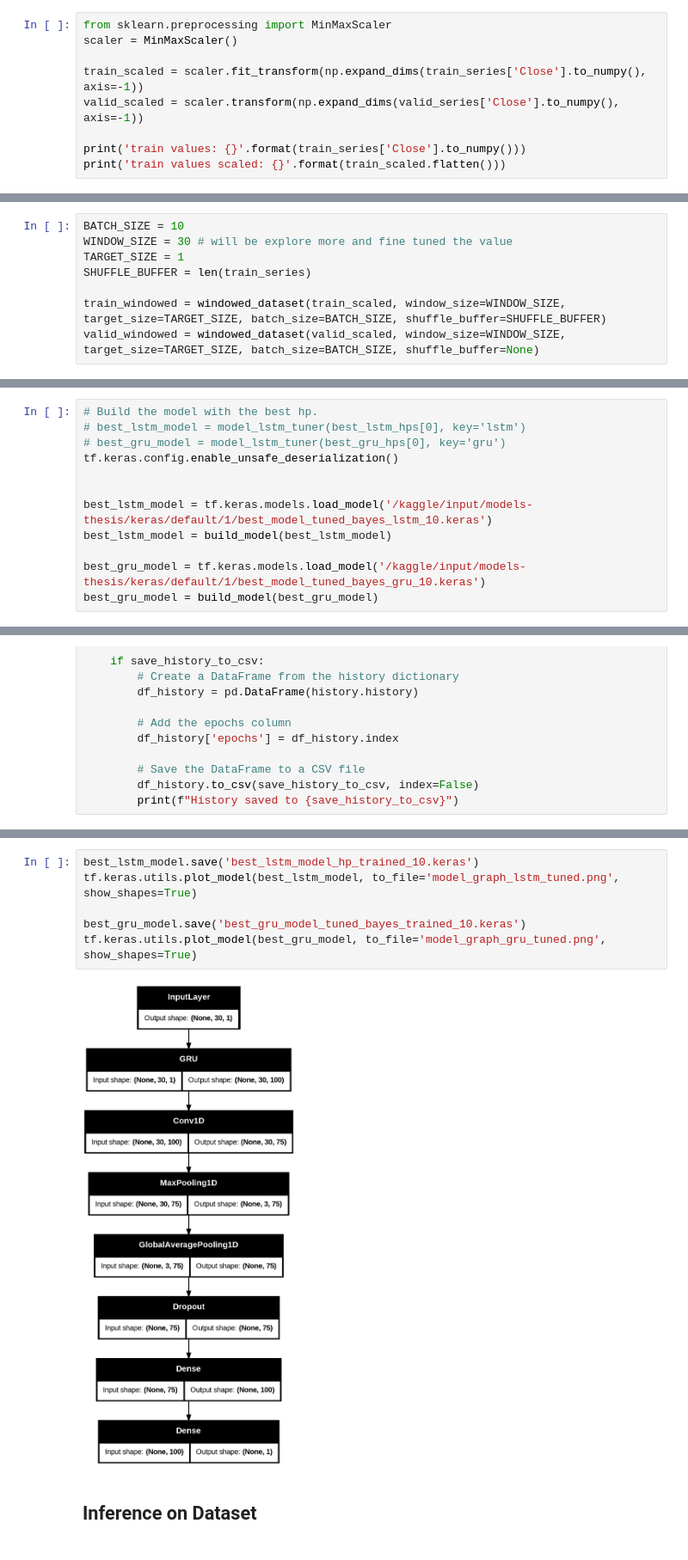
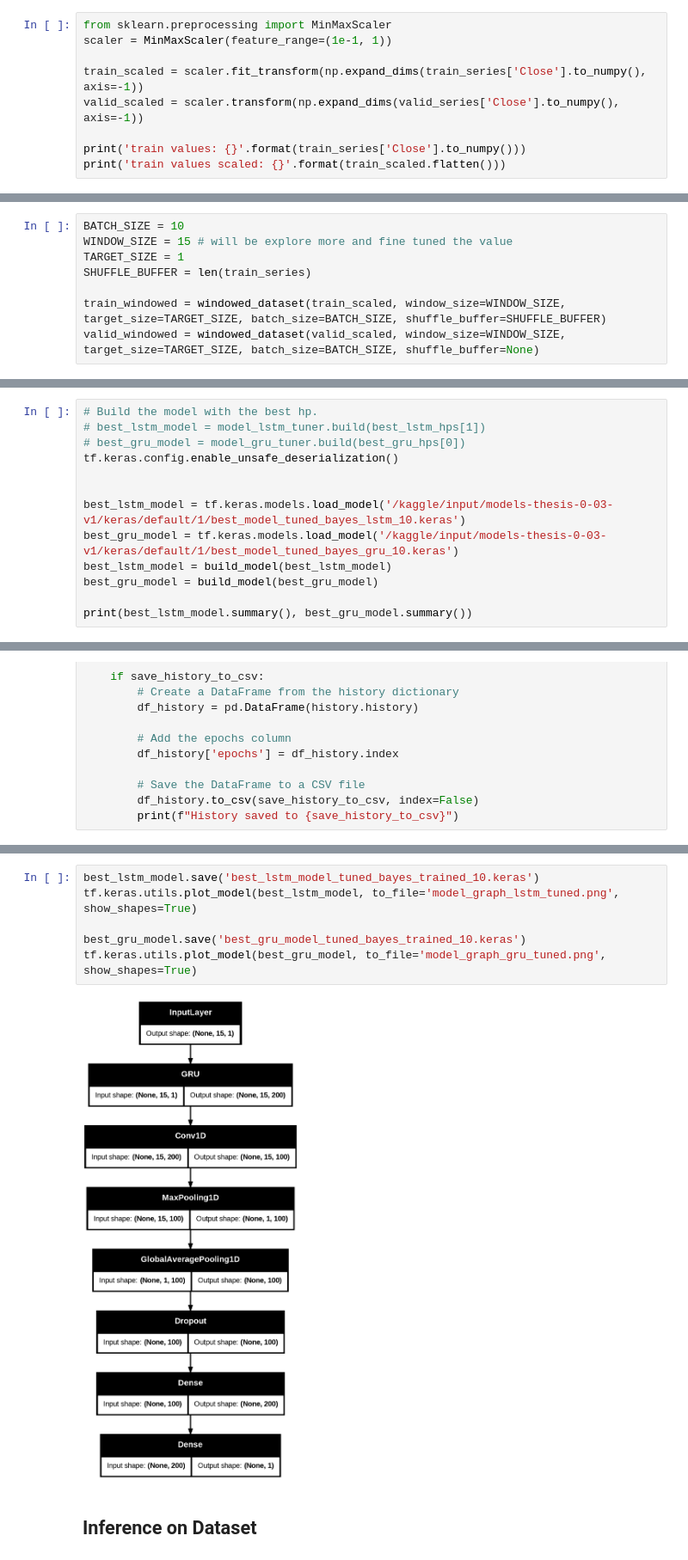
Before and after one commit to sayid-alt/usd_idr_exchange_prediction, a Jupyter notebook: Prediction_Analysis.ipynb, the cells around one changed output, grey strips where cells are left out. Shown at 86% size. Saved outputs shown, nothing was run; the diff lists cells and outputs as text.

Commit message:
Kaggle Notebook | lstm&gru_idr-usd_prediction | version 3

```diff
--- a/Prediction_Analysis.ipynb
+++ b/Prediction_Analysis.ipynb
@@ -410,7 +412,7 @@ plot_series(valid_series, ['Close'], fillbar=True, title='Validation Series')
 [figure]
 # %%
 from sklearn.preprocessing import MinMaxScaler
-scaler = MinMaxScaler()
+scaler = MinMaxScaler(feature_range=(1e-1, 1))
 
 train_scaled = scaler.fit_transform(np.expand_dims(train_series['Close'].to_numpy(), axis=-1))
 valid_scaled = scaler.transform(np.expand_dims(valid_series['Close'].to_numpy(), axis=-1))
@@ -449,7 +451,7 @@ def windowed_dataset(series, window_size, target_size, batch_size, shuffle_buffe
   return dataset
 # %%
 BATCH_SIZE = 10
-WINDOW_SIZE = 30 # will be explore more and fine tuned the value
+WINDOW_SIZE = 15 # will be explore more and fine tuned the value
 TARGET_SIZE = 1
 SHUFFLE_BUFFER = len(train_series)
 
@@ -1004,16 +1004,17 @@ for hp in best_gru_hps:
 # Train the model
 # %%
 # Build the model with the best hp.
-# best_lstm_model = model_lstm_tuner(best_lstm_hps[0], key='lstm')
-# best_gru_model = model_lstm_tuner(best_gru_hps[0], key='gru')
+# best_lstm_model = model_lstm_tuner.build(best_lstm_hps[1])
+# best_gru_model = model_gru_tuner.build(best_gru_hps[0])
 tf.keras.config.enable_unsafe_deserialization()
 
 
-best_lstm_model = tf.keras.models.load_model('/kaggle/input/models-thesis/keras/default/1/best_model_tuned_bayes_lstm_10.keras')
+best_lstm_model = tf.keras.models.load_model('/kaggle/input/models-thesis-0-03-v1/keras/default/1/best_model_tuned_bayes_lstm_10.keras')
+best_gru_model = tf.keras.models.load_model('/kaggle/input/models-thesis-0-03-v1/keras/default/1/best_model_tuned_bayes_gru_10.keras')
 best_lstm_model = build_model(best_lstm_model)
+best_gru_model = build_model(best_gru_model)
 
-best_gru_model = tf.keras.models.load_model('/kaggle/input/models-thesis/keras/default/1/best_model_tuned_bayes_gru_10.keras')
-best_gru_model = build_model(best_gru_model)
+print(best_lstm_model.summary(), best_gru_model.summary())
 # %% [output]
 Model: "functional"
 ┏━━━━━━━━━━━━━━━━━━━━━━━━━━━━━━━━━━━━━━┳━━━━━━━━━━━━━━━━━━━━━━━━━━━━━┳━━━━━━━━━━━━━━━━━┓
@@ -1198,12 +1286,12 @@ plot_history(history_tuned_gru, save_history_to_csv='best_gru_history.csv')
 History saved to best_gru_history.csv
 # %%
-best_lstm_model.save('best_lstm_model_hp_trained_10.keras')
+best_lstm_model.save('best_lstm_model_tuned_bayes_trained_10.keras')
 tf.keras.utils.plot_model(best_lstm_model, to_file='model_graph_lstm_tuned.png', show_shapes=True)
 
 best_gru_model.save('best_gru_model_tuned_bayes_trained_10.keras')
 tf.keras.utils.plot_model(best_gru_model, to_file='model_graph_gru_tuned.png', show_shapes=True)
 # %% [output]
-[figure, old version]
+[figure, new version]
 # %% [markdown]
 ## Inference on Dataset
 # %%
```
Also changed, not shown: parts of 35 cells of this notebook.
